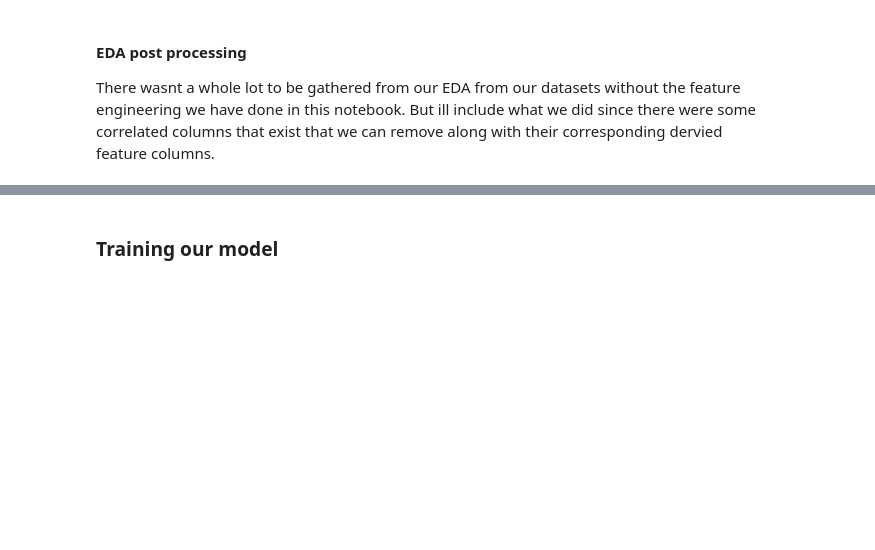
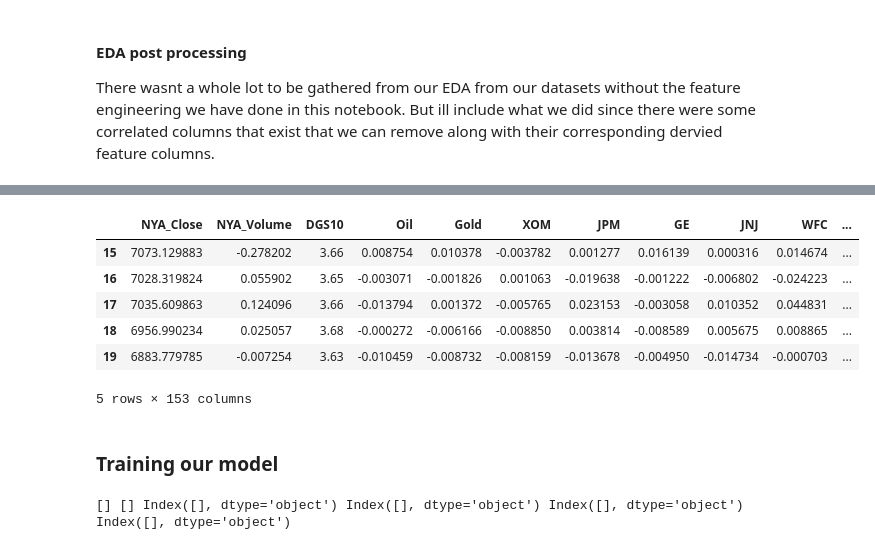
Before and after one commit to cmelende/CS5262-50_Assignment1, a Jupyter notebook: Assignment4.ipynb, the cells around one changed output, grey strips where cells are left out. Saved outputs shown, nothing was run; the diff lists cells and outputs as text; code cells hidden in the pictures; blank space fills up the shorter version.

```diff
--- a/Assignment4.ipynb
+++ b/Assignment4.ipynb
@@ -583,8 +615,10 @@ print(remove)
 #remove columns and lets take a look at the correlated values again
 msft_df.drop(columns=remove, inplace=True)
 
-#we'll also remove the nan rows, that came from calculating over the previous days
-msft_df = msft_df.iloc[15:,:]
-msft_df.to_csv('msft_df.csv')
+#we'll also remove the nan rows, that came from calculating over the previous days and the last row since we dont have the following day for our target
+msft_df.drop(msft_df.tail(1).index, inplace=True)
+msft_df.drop(msft_df.head(15).index, inplace=True)
+
+
 corr = msft_df.corr()
 corr.style.background_gradient(cmap='coolwarm')
@@ -593,5 +627,51 @@ msft_df['Year'].dtypes
+# %%
+#find the columsn with the highest correlation values and remove
+corr = corr.abs()
+sol = (corr.where(np.triu(np.ones(corr.shape), k=1).astype(bool))
+                  .stack()
+                  .sort_values(ascending=True))
+
+#find highly correlated features
+l: set = set()
+for index, value in sol.items():
+  if value == 1 and index[0] != index[1]:
+    if index[0] not in l:
+      l.add(index[0])
+    if index[1] not in l:
+      l.add(index[1])
+
+remove = list(l)
+msft_df.drop(columns=remove, inplace=True)
+display(msft_df.head(5))
+# %% [output]
+|  | NYA_Close | NYA_Volume | DGS10 | Oil | Gold | XOM | JPM | GE | JNJ | WFC | ... |
+| 15 | 7073.129883 | -0.278202 | 3.66 | 0.008754 | 0.010378 | -0.003782 | 0.001277 | 0.016139 | 0.000316 | 0.014674 | ... |
+| 16 | 7028.319824 | 0.055902 | 3.65 | -0.003071 | -0.001826 | 0.001063 | -0.019638 | -0.001222 | -0.006802 | -0.024223 | ... |
+| 17 | 7035.609863 | 0.124096 | 3.66 | -0.013794 | 0.001372 | -0.005765 | 0.023153 | -0.003058 | 0.010352 | 0.044831 | ... |
+| 18 | 6956.990234 | 0.025057 | 3.68 | -0.000272 | -0.006166 | -0.008850 | 0.003814 | -0.008589 | 0.005675 | 0.008865 | ... |
+| 19 | 6883.779785 | -0.007254 | 3.63 | -0.010459 | -0.008732 | -0.008159 | -0.013678 | -0.004950 | -0.014734 | -0.000703 | ... |
+5 rows × 153 columns
 # %% [markdown]
 ### Training our model
+# %%
+# This code was trying to find the single NaN that my dataset had
+# np.any(np.isnan(msft_df))
+X = msft_df.drop(columns=['MSFT_WouldProfit'])
+y = msft_df[['MSFT_WouldProfit']]
+
+
+print(
+    X.columns[X.isna().any()].tolist(),
+    y.columns[y.isna().any()].tolist(),
+
+    X.columns[X.isnull().any()],
+    y.columns[y.isnull().any()],
+
+    X.columns[np.isinf(X).any()],
+    y.columns[np.isinf(y).any()],
+)
+# %% [output]
+[] [] Index([], dtype='object') Index([], dtype='object') Index([], dtype='object') Index([], dtype='object')
 # %%
 from sklearn.linear_model import LinearRegression
 from sklearn.model_selection import train_test_split
```
Also changed, not shown: parts of 9 cells of this notebook.
